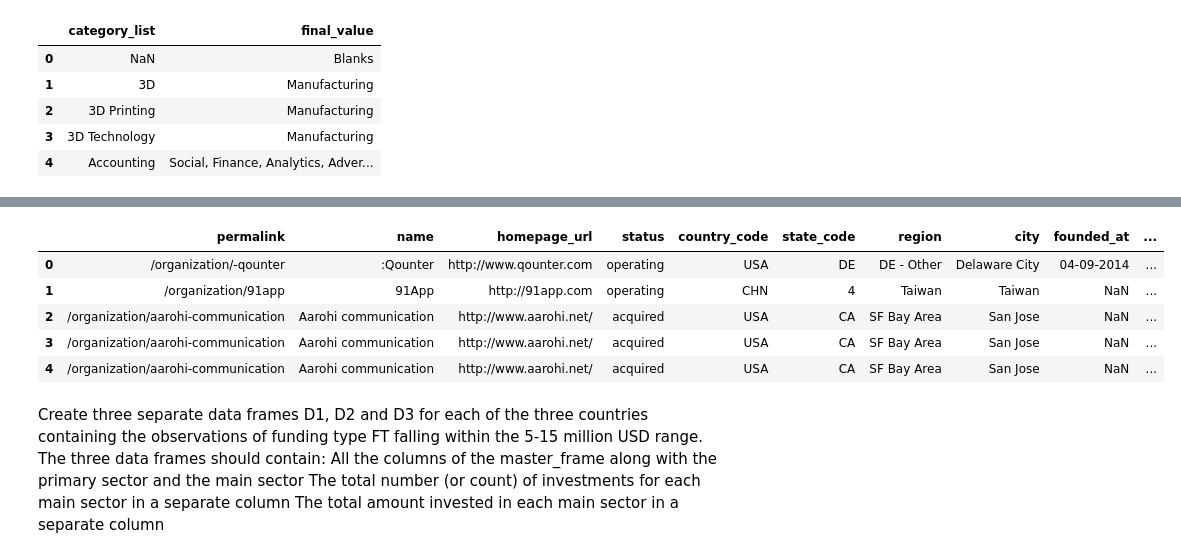
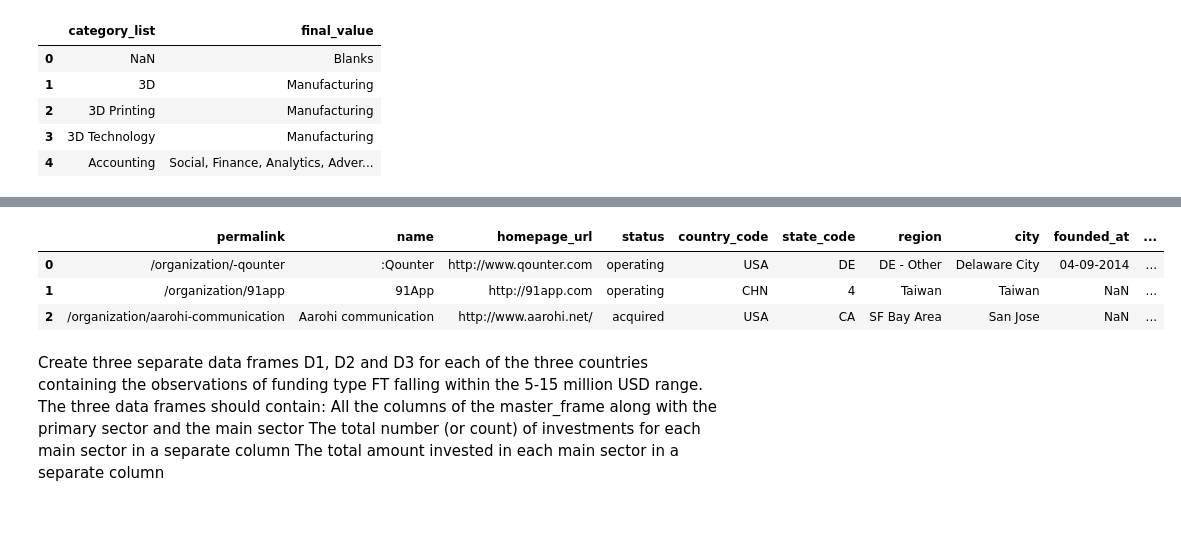
Before and after one commit to ab9bhatia/PythonScripts, a Jupyter notebook: scripts/Spark_Funds_Project.ipynb, the cells around one changed output, grey strips where cells are left out. Saved outputs shown, nothing was run; the diff lists cells and outputs as text; code cells hidden in the pictures; blank space fills up the shorter version.

```diff
--- a/scripts/Spark_Funds_Project.ipynb
+++ b/scripts/Spark_Funds_Project.ipynb
@@ -204,13 +191,10 @@ companies_sector_wise.head()
-# %%
-master = pd.merge(left=companies_sector_wise,right=rounds2_filtered,left_on='permalink',right_on='company_permalink')
-master.head()
-# %% [output]
-|  | permalink | name | homepage_url | status | country_code | state_code | region | city | founded_at | ... |
-| 0 | /organization/-qounter | :Qounter | http://www.qounter.com | operating | USA | DE | DE - Other | Delaware City | 04-09-2014 | ... |
-| 1 | /organization/91app | 91App | http://91app.com | operating | CHN | 4 | Taiwan | Taiwan | NaN | ... |
-| 2 | /organization/aarohi-communication | Aarohi communication | http://www.aarohi.net/ | acquired | USA | CA | SF Bay Area | San Jose | NaN | ... |
-| 3 | /organization/aarohi-communication | Aarohi communication | http://www.aarohi.net/ | acquired | USA | CA | SF Bay Area | San Jose | NaN | ... |
-| 4 | /organization/aarohi-communication | Aarohi communication | http://www.aarohi.net/ | acquired | USA | CA | SF Bay Area | San Jose | NaN | ... |
+# %%
+master_frame_sector_wise.head(3)
+# %% [output]
+|  | permalink | name | homepage_url | status | country_code | state_code | region | city | founded_at | ... |
+| 0 | /organization/-qounter | :Qounter | http://www.qounter.com | operating | USA | DE | DE - Other | Delaware City | 04-09-2014 | ... |
+| 1 | /organization/91app | 91App | http://91app.com | operating | CHN | 4 | Taiwan | Taiwan | NaN | ... |
+| 2 | /organization/aarohi-communication | Aarohi communication | http://www.aarohi.net/ | acquired | USA | CA | SF Bay Area | San Jose | NaN | ... |
 # %% [markdown]
 Create three separate data frames D1, D2 and D3 for each of the three countries containing the observations of funding type FT falling within the 5-15 million USD range.
 The three data frames should contain:
```
Also changed, not shown: parts of 24 cells of this notebook.
